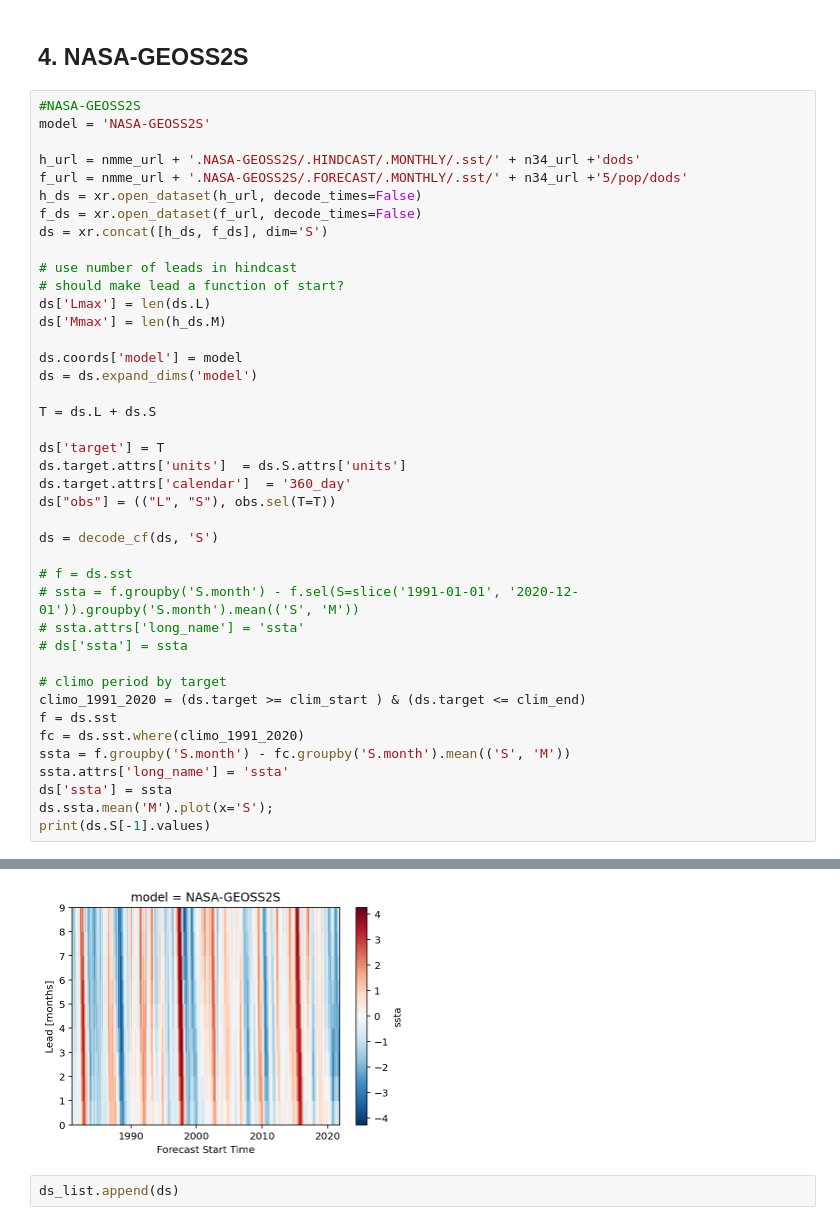
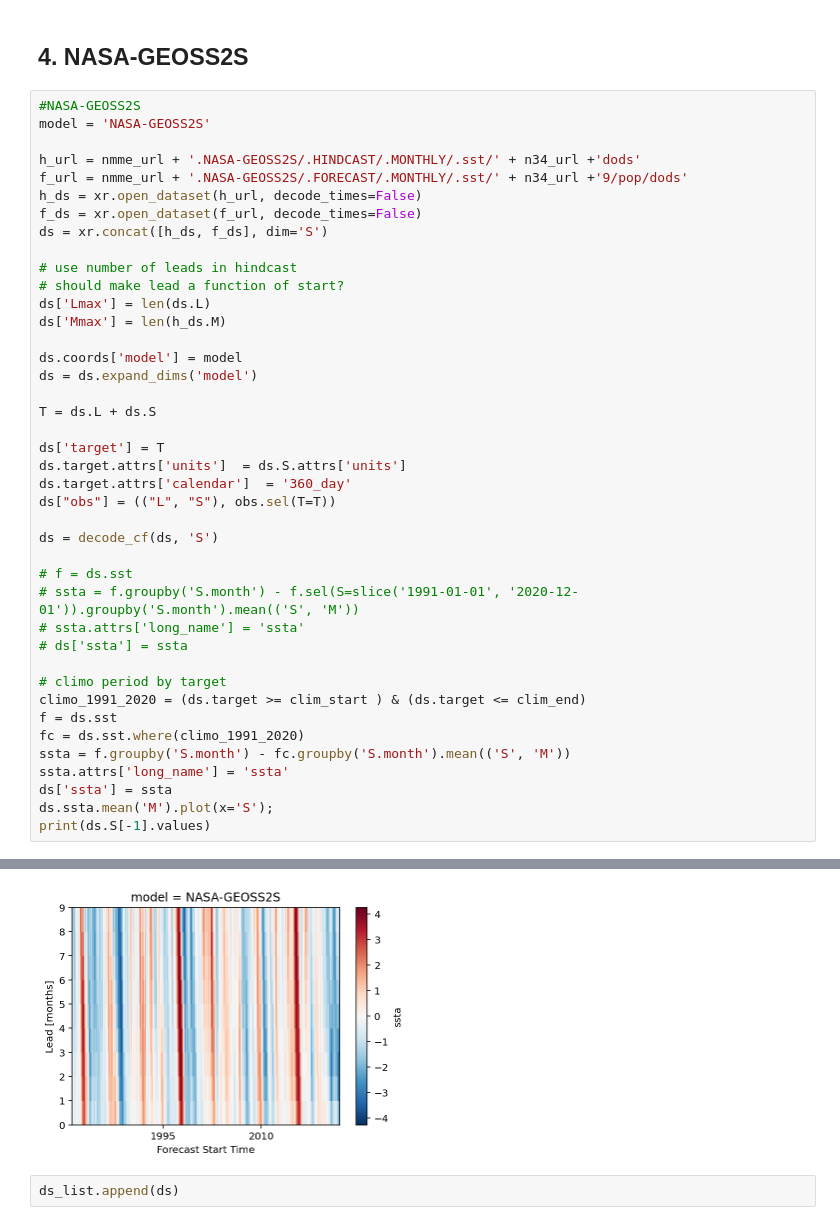
Before and after one commit to mktippett/NMME, a Jupyter notebook: n34.ipynb, the cells around one changed output, grey strips where cells are left out. Saved outputs shown, nothing was run; the diff lists cells and outputs as text.

```diff
--- a/n34.ipynb
+++ b/n34.ipynb
@@ -282,7 +415,7 @@ ds_list.append(ds)
 model = 'NASA-GEOSS2S'
 
 h_url = nmme_url + '.NASA-GEOSS2S/.HINDCAST/.MONTHLY/.sst/' + n34_url +'dods'
-f_url = nmme_url + '.NASA-GEOSS2S/.FORECAST/.MONTHLY/.sst/' + n34_url +'5/pop/dods'
+f_url = nmme_url + '.NASA-GEOSS2S/.FORECAST/.MONTHLY/.sst/' + n34_url +'9/pop/dods'
 h_ds = xr.open_dataset(h_url, decode_times=False)
 f_ds = xr.open_dataset(f_url, decode_times=False)
 ds = xr.concat([h_ds, f_ds], dim='S')
@@ -323,4 +456,4 @@ print(ds.S[-1].values)
-[figure, old version]
+[figure, new version]
 # %%
 ds_list.append(ds)
 # %% [markdown]
```
Also changed, not shown: parts of 45 cells of this notebook.
